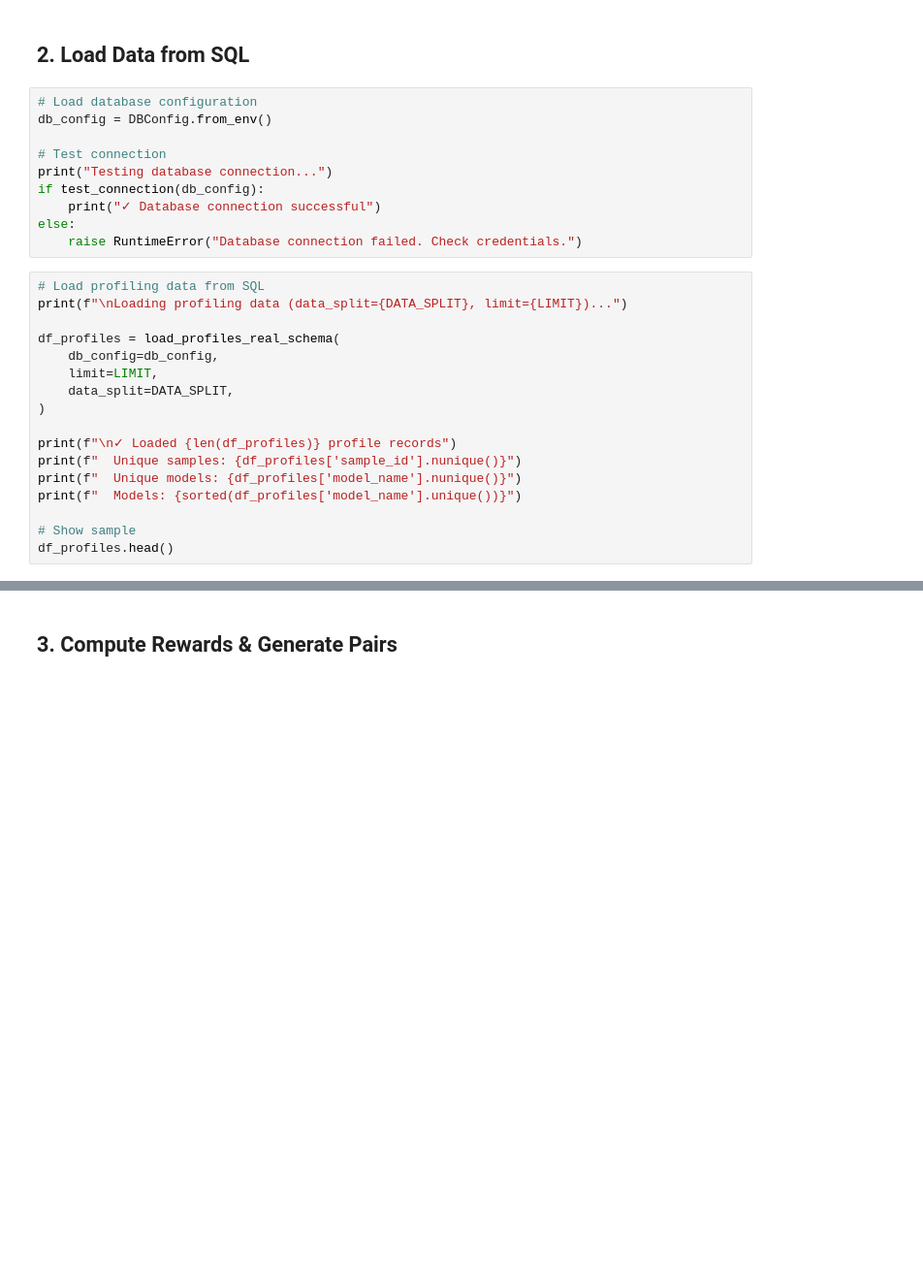
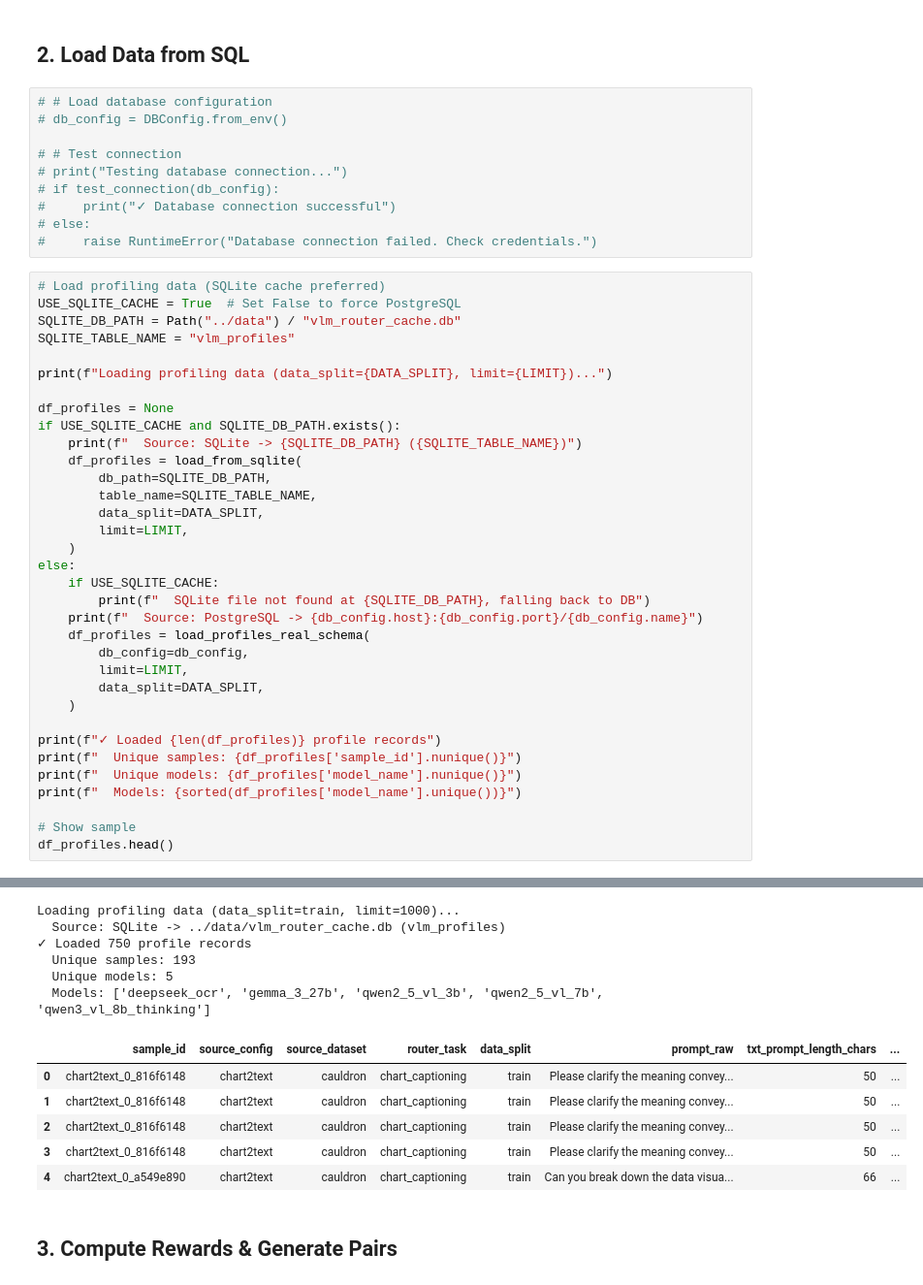
Before and after one commit to Vedaang-Chopra/Which_VLM_Router, a Jupyter notebook: artemis_final/router_train/notebooks/03_pairwise_ranking_router.ipynb, the cells around one changed output, grey strips where cells are left out. Shown: that part at 97% size. Drawn from its saved outputs; the diff is of its cells as text; blank space fills up the shorter version.

Commit message:
Submitting first train notebooks and ignore changes

```diff
--- a/artemis_final/router_train/notebooks/03_pairwise_ranking_router.ipynb
+++ b/artemis_final/router_train/notebooks/03_pairwise_ranking_router.ipynb
@@ -106,29 +121,47 @@ print(f"  DEVICE: {DEVICE}")
 # %% [markdown]
 ## 2. Load Data from SQL
 # %%
-# Load database configuration
-db_config = DBConfig.from_env()
+# # Load database configuration
+# db_config = DBConfig.from_env()
 
-# Test connection
-print("Testing database connection...")
-if test_connection(db_config):
-    print("✓ Database connection successful")
-else:
-    raise RuntimeError("Database connection failed. Check credentials.")
+# # Test connection
+# print("Testing database connection...")
+# if test_connection(db_config):
+#     print("✓ Database connection successful")
+# else:
+#     raise RuntimeError("Database connection failed. Check credentials.")
 # %%
-# Load profiling data from SQL
-print(f"\nLoading profiling data (data_split={DATA_SPLIT}, limit={LIMIT})...")
+# Load profiling data (SQLite cache preferred)
+USE_SQLITE_CACHE = True  # Set False to force PostgreSQL
+SQLITE_DB_PATH = Path("../data") / "vlm_router_cache.db"
+SQLITE_TABLE_NAME = "vlm_profiles"
 
-df_profiles = load_profiles_real_schema(
-    db_config=db_config,
-    limit=LIMIT,
-    data_split=DATA_SPLIT,
-)
+print(f"Loading profiling data (data_split={DATA_SPLIT}, limit={LIMIT})...")
 
-print(f"\n✓ Loaded {len(df_profiles)} profile records")
+df_profiles = None
+if USE_SQLITE_CACHE and SQLITE_DB_PATH.exists():
+    print(f"  Source: SQLite -> {SQLITE_DB_PATH} ({SQLITE_TABLE_NAME})")
+    df_profiles = load_from_sqlite(
+        db_path=SQLITE_DB_PATH,
+        table_name=SQLITE_TABLE_NAME,
+        data_split=DATA_SPLIT,
+        limit=LIMIT,
+    )
+else:
+    if USE_SQLITE_CACHE:
+        print(f"  SQLite file not found at {SQLITE_DB_PATH}, falling back to DB")
+    print(f"  Source: PostgreSQL -> {db_config.host}:{db_config.port}/{db_config.name}")
+    df_profiles = load_profiles_real_schema(
+        db_config=db_config,
+        limit=LIMIT,
+        data_split=DATA_SPLIT,
+    )
+
+print(f"✓ Loaded {len(df_profiles)} profile records")
 print(f"  Unique samples: {df_profiles['sample_id'].nunique()}")
 print(f"  Unique models: {df_profiles['model_name'].nunique()}")
 print(f"  Models: {sorted(df_profiles['model_name'].unique())}")
 
 # Show sample
 df_profiles.head()
+# %% [output]
@@ -135,3 +176,15 @@ df_profiles.head()
+Loading profiling data (data_split=train, limit=1000)...
+  Source: SQLite -> ../data/vlm_router_cache.db (vlm_profiles)
+✓ Loaded 750 profile records
+  Unique samples: 193
+  Unique models: 5
+  Models: ['deepseek_ocr', 'gemma_3_27b', 'qwen2_5_vl_3b', 'qwen2_5_vl_7b', 'qwen3_vl_8b_thinking']
+|  | sample_id | source_config | source_dataset | router_task | data_split | prompt_raw | txt_prompt_length_chars | ... |
+| 0 | chart2text_0_816f6148 | chart2text | cauldron | chart_captioning | train | Please clarify the meaning convey... | 50 | ... |
+| 1 | chart2text_0_816f6148 | chart2text | cauldron | chart_captioning | train | Please clarify the meaning convey... | 50 | ... |
+| 2 | chart2text_0_816f6148 | chart2text | cauldron | chart_captioning | train | Please clarify the meaning convey... | 50 | ... |
+| 3 | chart2text_0_816f6148 | chart2text | cauldron | chart_captioning | train | Please clarify the meaning convey... | 50 | ... |
+| 4 | chart2text_0_a549e890 | chart2text | cauldron | chart_captioning | train | Can you break down the data visua... | 66 | ... |
 # %% [markdown]
 ## 3. Compute Rewards & Generate Pairs
 # %%
```
Also changed, not shown: parts of 20 cells of this notebook, 3 other files.
